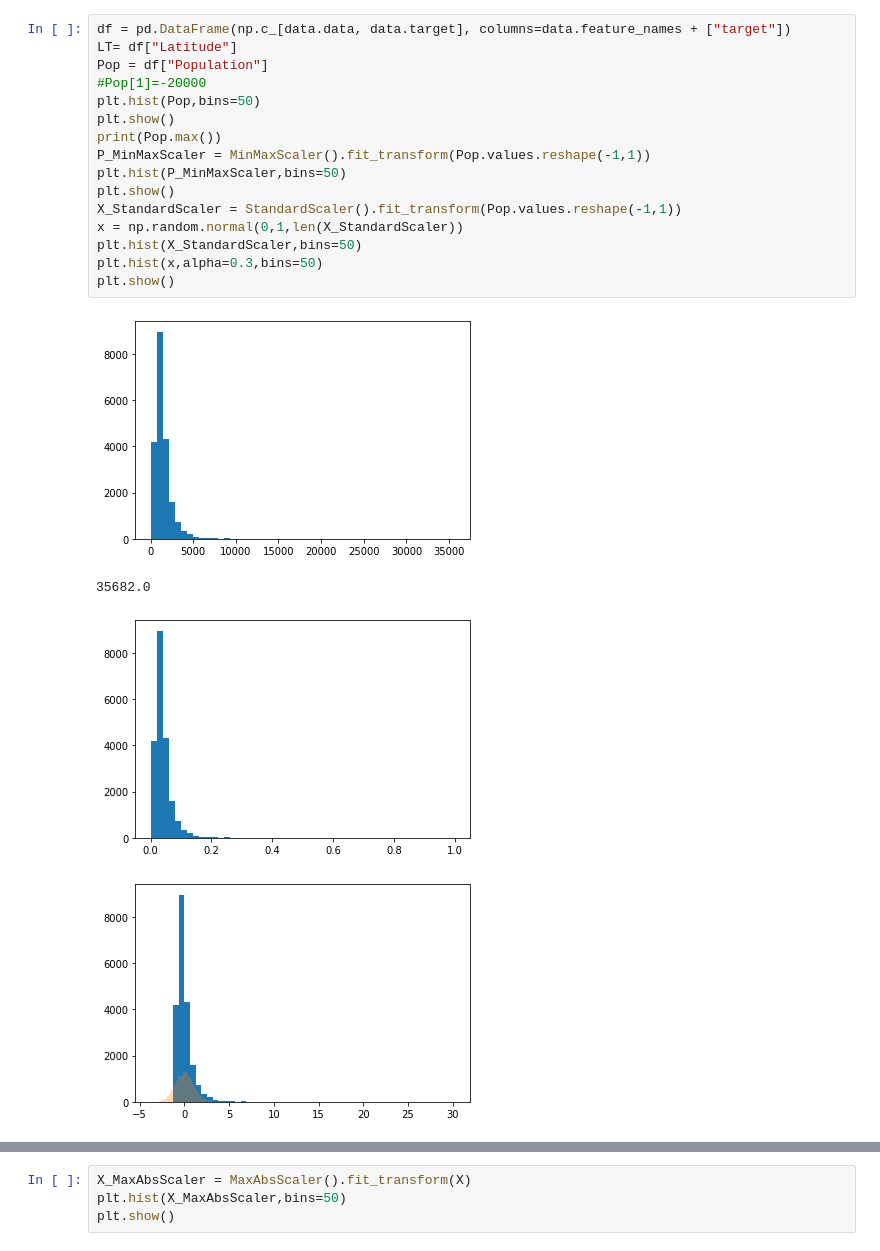
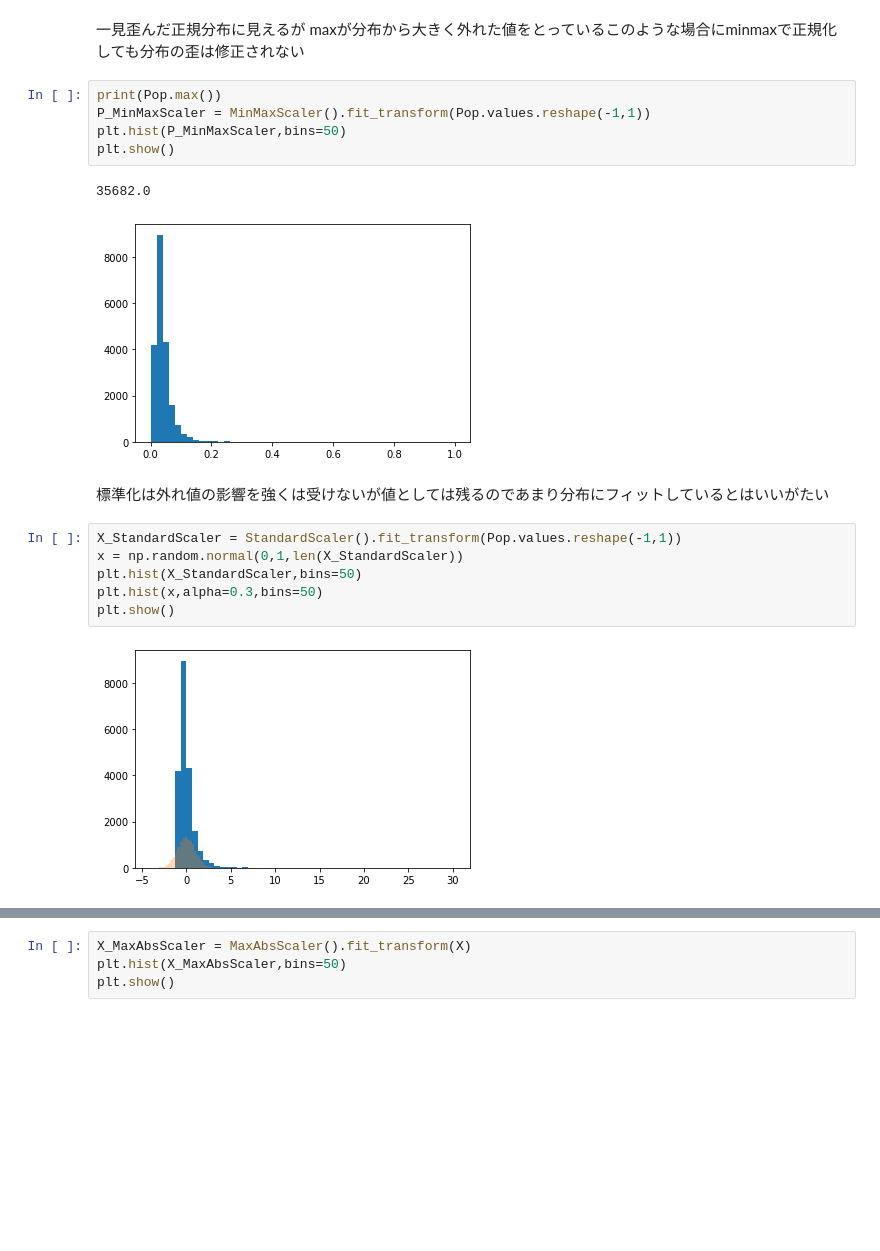
Before and after one commit to hamagami/preprocess, a Jupyter notebook: 04_07_スケーリング.ipynb, the cells around one changed output, grey strips where cells are left out. Cells and saved outputs as stored; diff of their text form; blank space fills up the shorter version.

```diff
--- a/04_07_スケーリング.ipynb
+++ b/04_07_スケーリング.ipynb
@@ -40,21 +59,20 @@ data  =fetch_california_housing()
+# %% [markdown]
+一見歪んだ正規分布に見えるが maxが分布から大きく外れた値をとっているこのような場合にminmaxで正規化しても分布の歪は修正されない
+# %%
+print(Pop.max())
+P_MinMaxScaler = MinMaxScaler().fit_transform(Pop.values.reshape(-1,1))
+plt.hist(P_MinMaxScaler,bins=50)
+plt.show()
+# %% [output]
+35682.0
+[figure, added]
+# %% [markdown]
+標準化は外れ値の影響を強くは受けないが値としては残るのであまり分布にフィットしているとはいいがたい
 # %%
-df = pd.DataFrame(np.c_[data.data, data.target], columns=data.feature_names + ["target"])
-LT= df["Latitude"]
-Pop = df["Population"]
-#Pop[1]=-20000
-plt.hist(Pop,bins=50)
-plt.show()
-print(Pop.max())
-P_MinMaxScaler = MinMaxScaler().fit_transform(Pop.values.reshape(-1,1))
-plt.hist(P_MinMaxScaler,bins=50)
-plt.show()
 X_StandardScaler = StandardScaler().fit_transform(Pop.values.reshape(-1,1))
 x = np.random.normal(0,1,len(X_StandardScaler))
 plt.hist(X_StandardScaler,bins=50)
 plt.hist(x,alpha=0.3,bins=50)
 plt.show()
 # %% [output]
-[figure, old version]
+[figure, new version]
-35682.0
-[figure, removed]
-[figure, removed]
```
Also changed, not shown: parts of 34 cells of this notebook.
